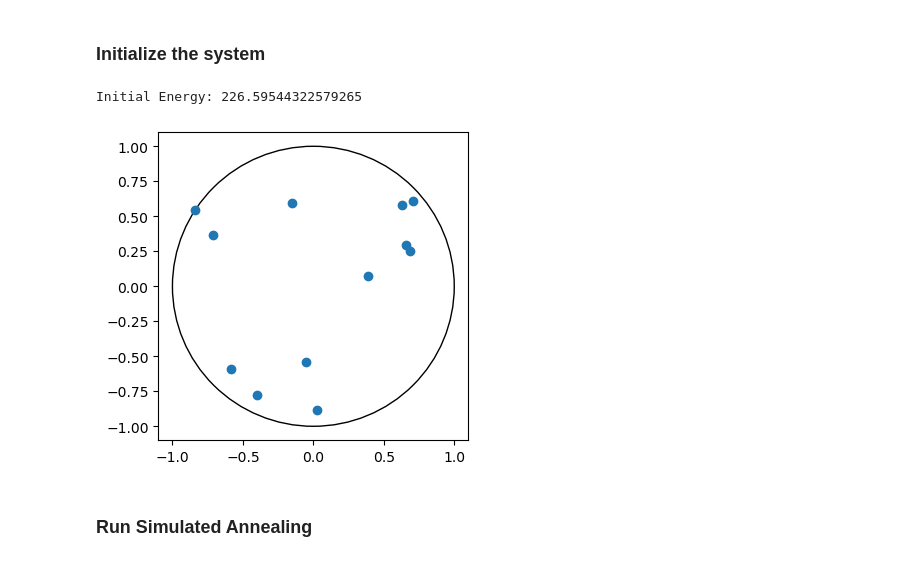
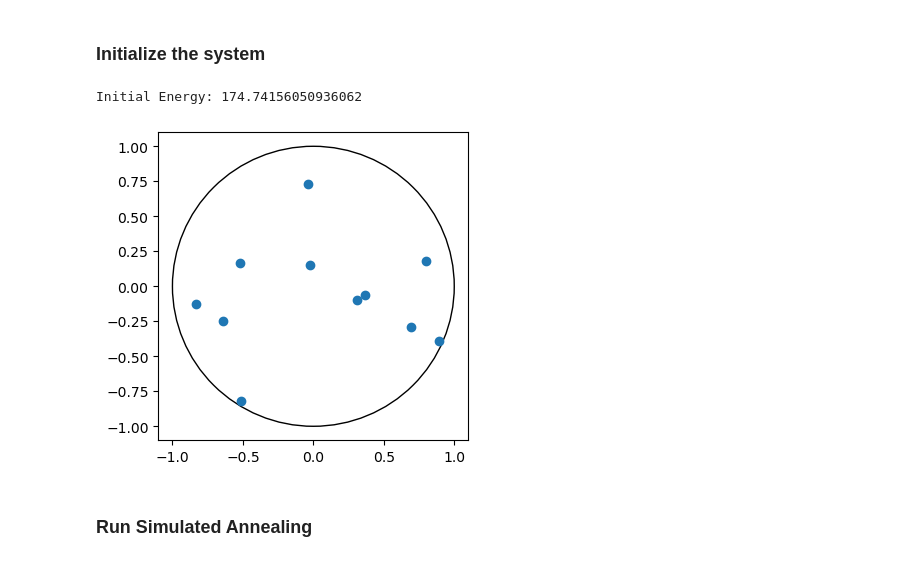
Before and after one commit to Koekoek1337/stochSim3, a Jupyter notebook: electricPotentialEnergy.ipynb, the cells around one changed output. Cells and saved outputs as stored; diff of their text form; code cells hidden in the pictures.

```diff
--- a/electricPotentialEnergy.ipynb
+++ b/electricPotentialEnergy.ipynb
@@ -6,13 +6,13 @@ import electricPotentialEnergy as pe
 # %% [markdown]
 ### Initialize the system
 # %%
-system = pe.Coulomb(12)
+system = pe.Coulomb(11)
 
 fig, ax = pe.plotState(system)
 print(f"Initial Energy: {system.stateEnergy()}")
 # %% [output]
-Initial Energy: 226.59544322579265
+Initial Energy: 174.74156050936062
-[figure, old version]
+[figure, new version]
 # %% [markdown]
 ### Run Simulated Annealing
 # %%
```
Also changed, not shown: parts of 1 cell of this notebook, 1 other file.
